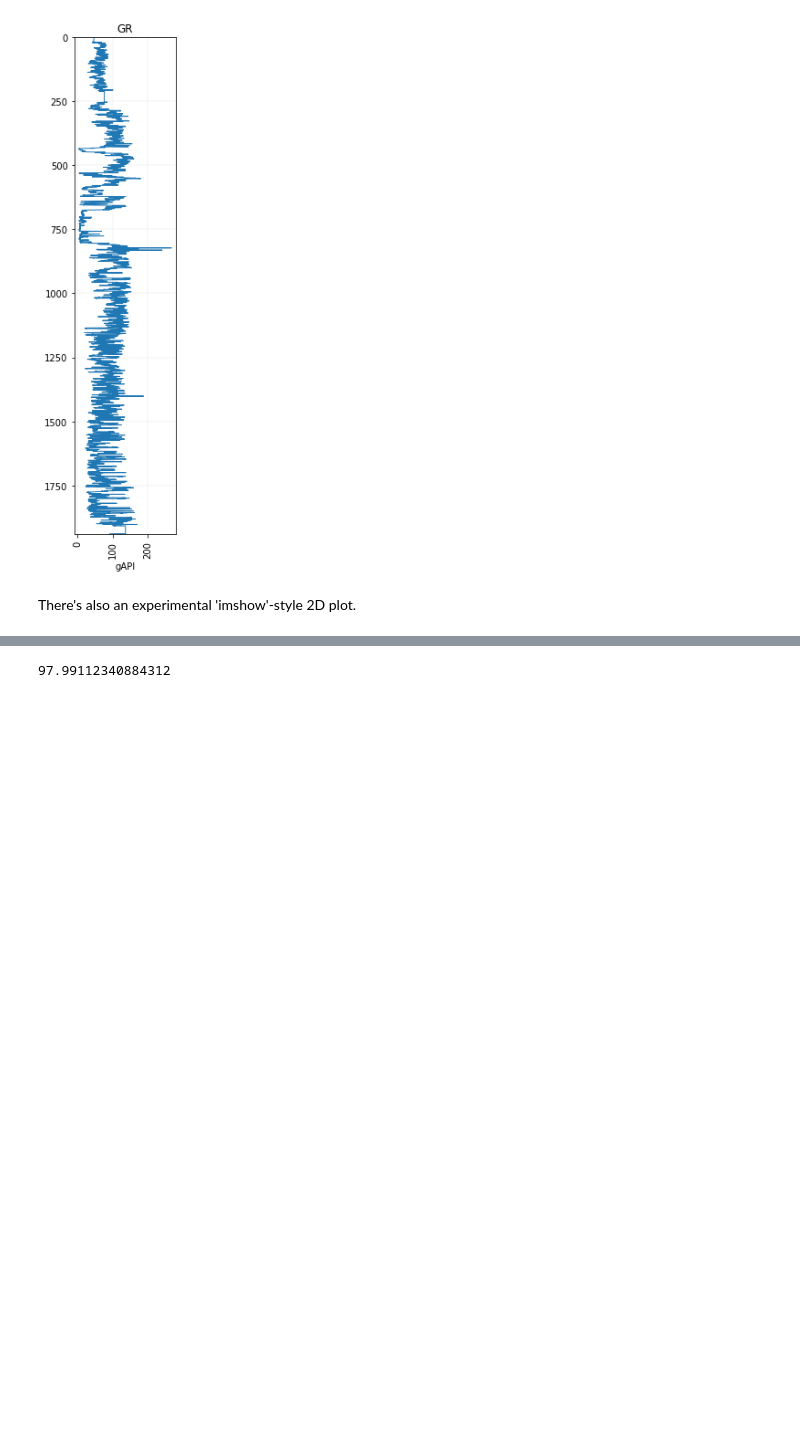
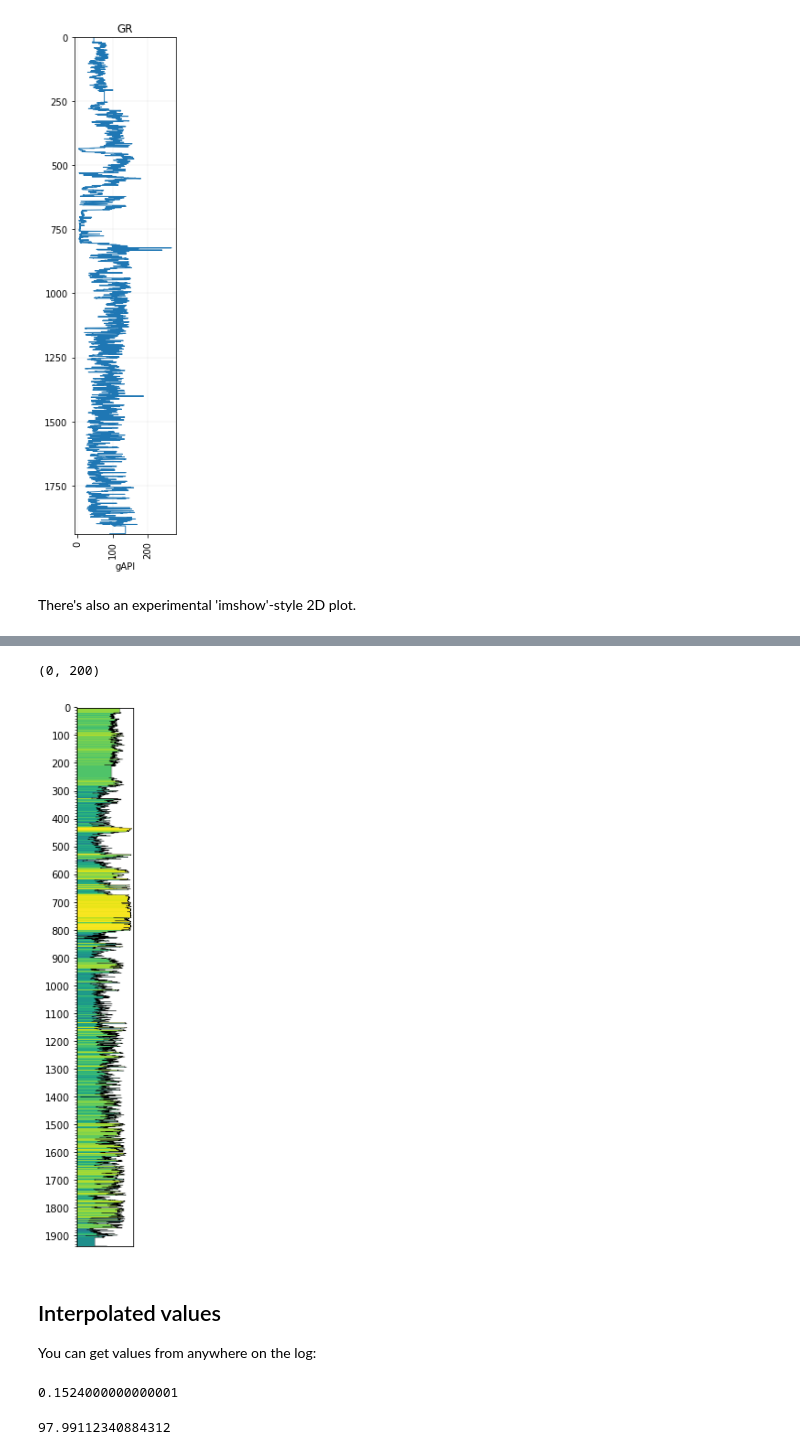
Before and after one commit to agilescientific/welly, a Jupyter notebook: tutorial/Curves.ipynb, the cells around one changed output, grey strips where cells are left out. Saved outputs shown, nothing was run; the diff lists cells and outputs as text; code cells hidden in the pictures; blank space fills up the shorter version.

```diff
--- a/tutorial/Curves.ipynb
+++ b/tutorial/Curves.ipynb
@@ -140,3 +136,17 @@ gr.plot_2d()
+# %%
+(200-gr).plot_2d(cmap='viridis', curve=True, lw=0.3, edgecolor='k')
+plt.xlim(0,200)
+# %% [output]
+(0, 200)
+[figure, added]
+# %% [markdown]
+## Interpolated values
+
+You can get values from anywhere on the log:
+# %%
+gr.step
+# %% [output]
+0.1524000000000001
 # %%
 gr.read_at(1001)
 # %% [output]
```
Also changed, not shown: parts of 2 cells of this notebook.
